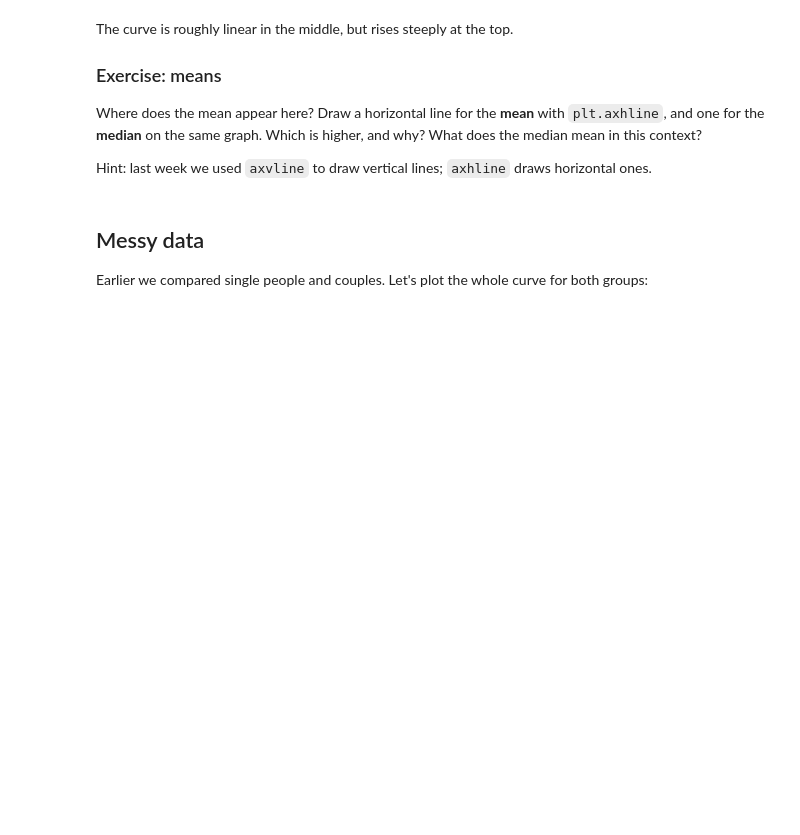
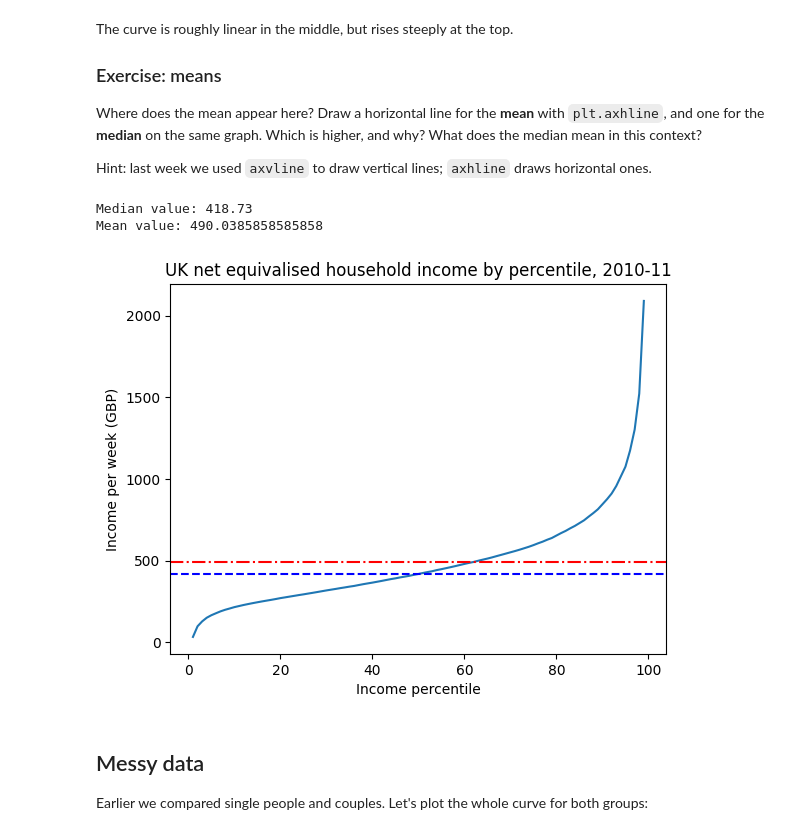
Before and after one commit to luqixiao570-code/QM2_2026-1009, a Jupyter notebook: notebooks/W02. Pandas.ipynb, the cells around one changed output. Drawn from its saved outputs; the diff is of its cells as text; code cells hidden in the pictures; blank space fills up the shorter version.

```diff
--- a/notebooks/W02. Pandas.ipynb
+++ b/notebooks/W02. Pandas.ipynb
@@ -147,7 +202,32 @@ Where does the mean appear here? Draw a horizontal line for the **mean** with `p
 
 Hint: last week we used `axvline` to draw vertical lines; `axhline` draws horizontal ones.
 # %%
+# calculation
+mean_value = income[weekly].mean()
+median_value = income[weekly].median()
+
+print("Median value:",median_value)
+print("Mean value:",mean_value)
+
 # your code here
+import matplotlib.pyplot as plt
+income[weekly].plot()
+
+# draw line
+plt.axhline(median_value,color="blue",linestyle="--",label="Median")
+plt.axhline(mean_value,color="red",linestyle="-.",label="Mean")
+
+plt.title("UK net equivalised household income by percentile, 2010-11")
+plt.xlabel("Income percentile")
+plt.ylabel("Income per week (GBP)")
+
+# mean>median
+
+plt.show()
+# %% [output]
+Median value: 418.73
+Mean value: 490.0385858585858
+[figure, added]
 # %% [markdown]
 ## Messy data
 
```
Also changed, not shown: parts of 5 cells of this notebook.
